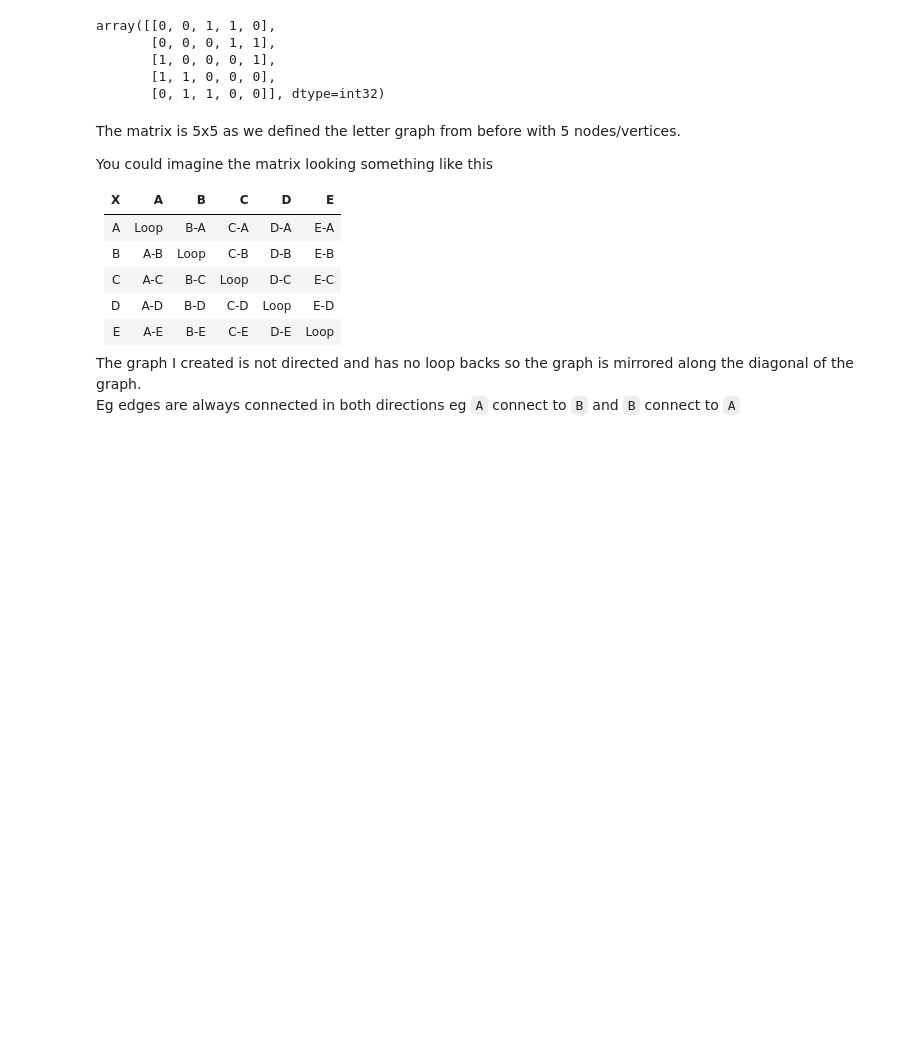
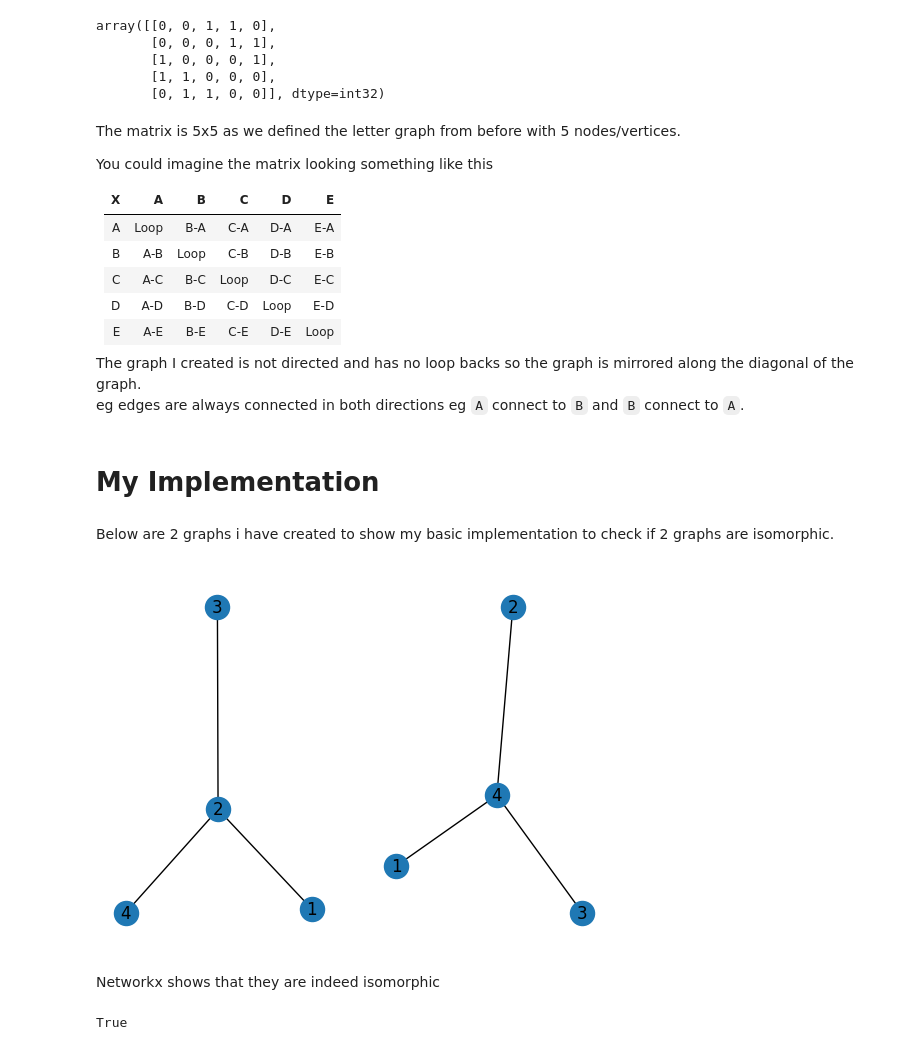
Before and after one commit to EthanConneely/Graph-Theory-Project, a Jupyter notebook: graph_isomorphism.ipynb, the cells around one changed output. Saved outputs shown, nothing was run; the diff lists cells and outputs as text; code cells hidden in the pictures; blank space fills up the shorter version.

Commit message:
Add in my own implementation of isomorphism

```diff
--- a/graph_isomorphism.ipynb
+++ b/graph_isomorphism.ipynb
@@ -142,4 +142,32 @@ You could imagine the matrix looking something like this
 
 
 The graph I created is not directed and has no loop backs so the graph is mirrored along the diagonal of the graph.
-Eg edges are always connected in both directions eg `A` connect to `B` and `B` connect to `A`
+eg edges are always connected in both directions eg `A` connect to `B` and `B` connect to `A`.
+# %% [markdown]
+# My Implementation
+# %% [markdown]
+Below are 2 graphs i have created to show my basic implementation to check if 2 graphs are isomorphic.
+# %%
+G1 = nx.Graph()
+G1.add_nodes_from([1,2,3,4])
+G1.add_edges_from([(1,2),(2,3),(2,4)])
+
+G2 = nx.Graph()
+G2.add_nodes_from([1,4,3,2])
+G2.add_edges_from([(1,4),(4,3),(2,4)])
+
+plt.subplot(1,2,1) # Draw the first graph at index 1
+nx.draw(G1,with_labels=True)
+
+plt.subplot(1,2,2) # Draw the second graph at index 2
+nx.draw(G2,with_labels=True)
+
+plt.show()
+# %% [output]
+[figure, added]
+# %% [markdown]
+Networkx shows that they are indeed isomorphic
+# %%
+nx.is_isomorphic(G1,G2)
+# %% [output]
+True
```
Also changed, not shown: parts of 14 cells of this notebook, 1 other file.
